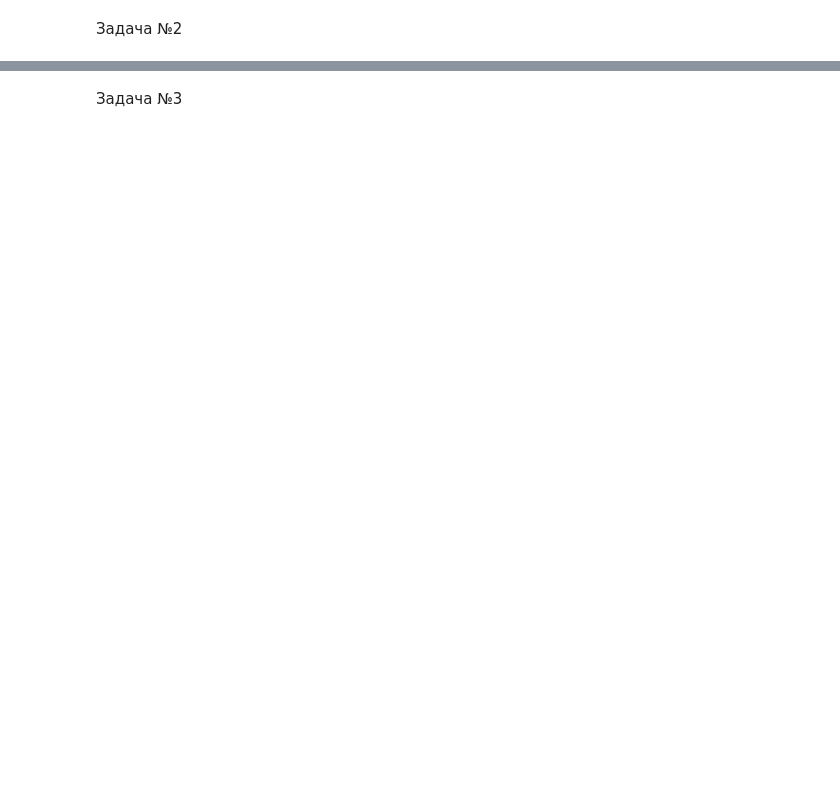
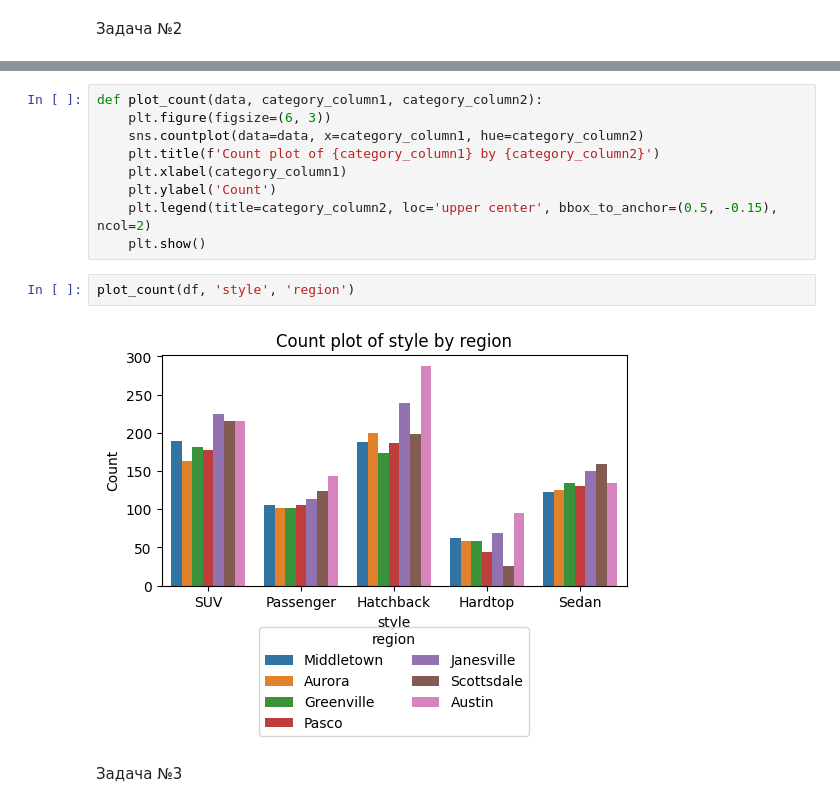
Before and after one commit to aquarapax/python-homework3, a Jupyter notebook: home_work3.ipynb, the cells around one changed output, grey strips where cells are left out. Cells and saved outputs as stored; diff of their text form; blank space fills up the shorter version.

```diff
--- a/home_work3.ipynb
+++ b/home_work3.ipynb
@@ -56,3 +111,16 @@ plt_pll()
+# %%
+def plot_count(data, category_column1, category_column2):
+    plt.figure(figsize=(6, 3))
+    sns.countplot(data=data, x=category_column1, hue=category_column2)
+    plt.title(f'Count plot of {category_column1} by {category_column2}')
+    plt.xlabel(category_column1)
+    plt.ylabel('Count')
+    plt.legend(title=category_column2, loc='upper center', bbox_to_anchor=(0.5, -0.15), ncol=2)
+    plt.show()
+# %%
+plot_count(df, 'style', 'region')
+# %% [output]
+[figure, added]
 # %% [markdown]
 Задача №3
 # %%
```
Also changed, not shown: parts of 8 cells of this notebook, 3 other files.
